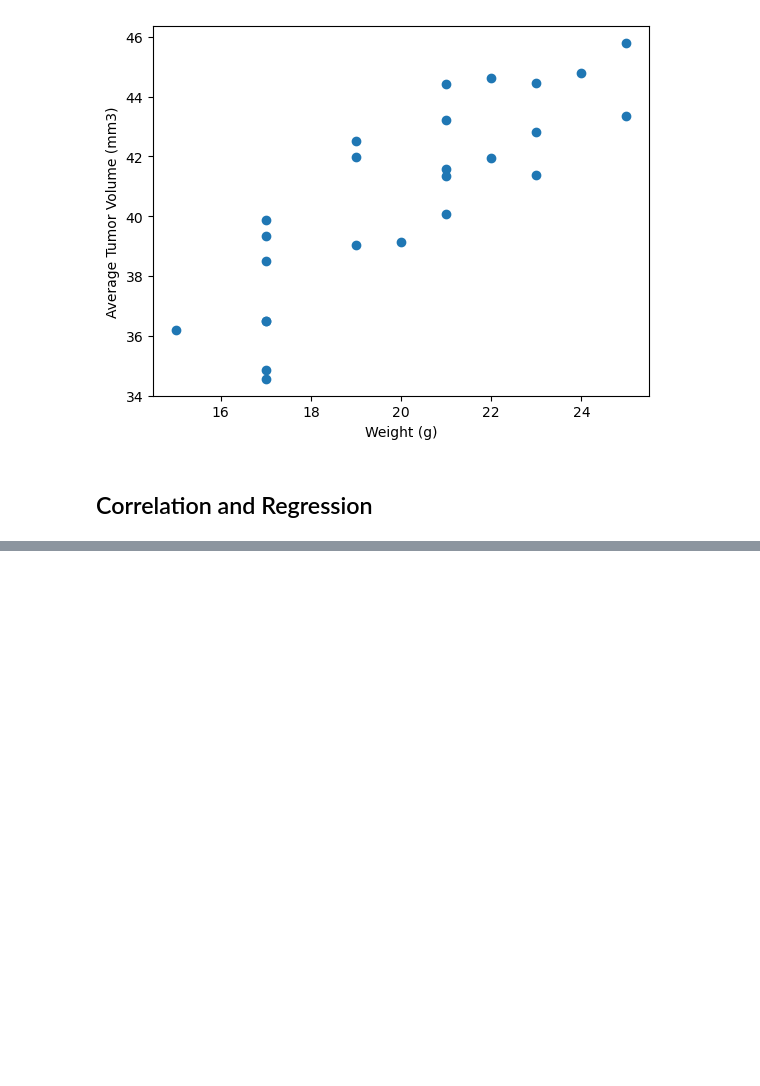
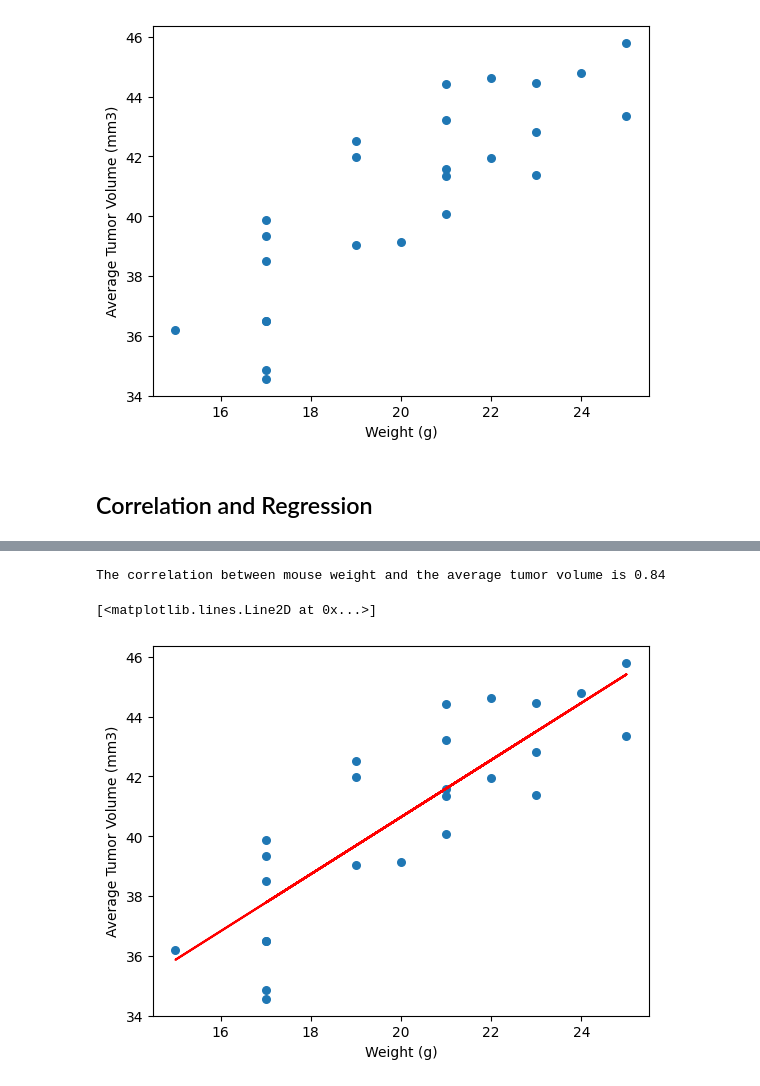
Before and after one commit to sibalea/Matplotlib-challenge, a Jupyter notebook: pymaceuticals_analysis.ipynb, the cells around one changed output, grey strips where cells are left out. Cells and saved outputs as stored; diff of their text form; code cells hidden in the pictures; blank space fills up the shorter version.

```diff
--- a/pymaceuticals_analysis.ipynb
+++ b/pymaceuticals_analysis.ipynb
@@ -286,0 +310,18 @@ The correlation between mouse weight and the average tumor volume is 0.84
+# %%
+# Calculate the correlation coefficient and a linear regression model
+# for mouse weight and average observed tumor volume for the entire Capomulin regimen
+df_scatter = clean_data[["Mouse ID", "Drug Regimen", "Weight (g)", "Tumor Volume (mm3)"]][clean_data["Drug Regimen"] == "Capomulin"]\
+    .groupby(["Mouse ID", "Weight (g)"])["Tumor Volume (mm3)"]\
+    .mean()\
+    .reset_index(name="Average Tumor Volume (mm3)")
+
+(slope, intercept, rvalue, pvalue, stderr) = st.linregress(df_scatter["Weight (g)"], df_scatter["Average Tumor Volume (mm3)"])
+regress_values = df_scatter["Weight (g)"] * slope + intercept
+
+df_scatter.plot(x="Weight (g)", y="Average Tumor Volume (mm3)", kind="scatter", s=30)
+print(f"The correlation between mouse weight and the average tumor volume is {round(rvalue, 2)}")
+plt.plot(df_scatter["Weight (g)"], regress_values,"r-")
+# %% [output]
+The correlation between mouse weight and the average tumor volume is 0.84
+[<matplotlib.lines.Line2D at 0x...>]
+[figure, added]
```
Also changed, not shown: parts of 7 cells of this notebook.
